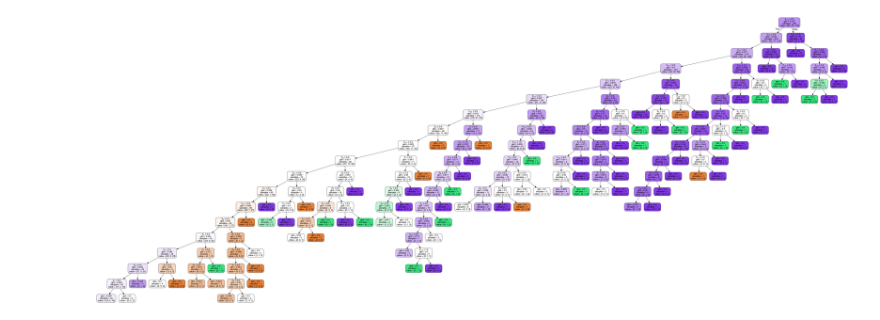
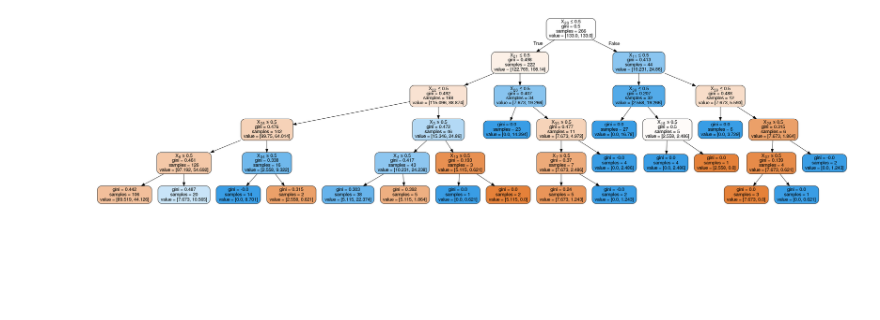
Before and after one commit to thadler/IUI_Code, a Jupyter notebook: experimentA2A.ipynb, the cells around one changed output. Drawn from its saved outputs; the diff is of its cells as text; code cells hidden in the pictures; blank space fills up the shorter version.

```diff
--- a/experimentA2A.ipynb
+++ b/experimentA2A.ipynb
@@ -75,18 +90,17 @@ plt.show()
 # %%
 from sklearn.externals.six import StringIO
 from IPython.display import Image
 from sklearn.tree import export_graphviz
 import pydotplus
 
 train_percentage = 1.0
-nr_of_buckets = 10
-x_tr, y_tr, x_te, y_te = data_reader.create_train_test_dataset(nr_of_buckets, train_worker_ids, test_worker_ids, sessions, train_percentage)
-clf = DecisionTreeClassifier()
+x_tr, y_tr, x_te, y_te = data_reader.create_train_test_dataset(int(max_number_of_buckets), train_worker_ids, test_worker_ids, sessions, train_percentage)
+clf = DecisionTreeClassifier(max_depth=5, min_impurity_split=0.1, class_weight='balanced')
 clf.fit(x_tr, y_tr)
 
 dot_data = StringIO()
 export_graphviz(clf, out_file=dot_data, filled=True, rounded=True, special_characters=True)
 graph = pydotplus.graph_from_dot_data(dot_data.getvalue())
 Image(graph.create_png())
 # %% [output]
-[figure, old version]
+[figure, new version]
```
Also changed, not shown: parts of 3 cells of this notebook, 4 other files.
